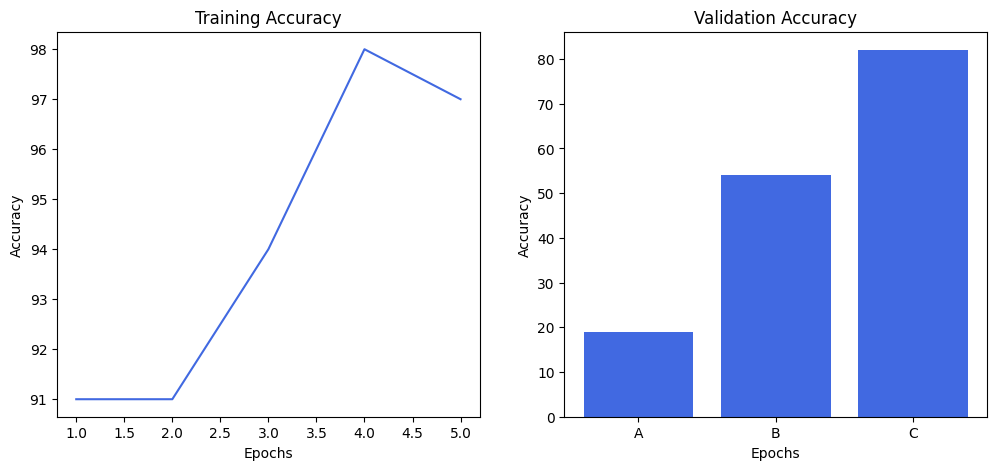
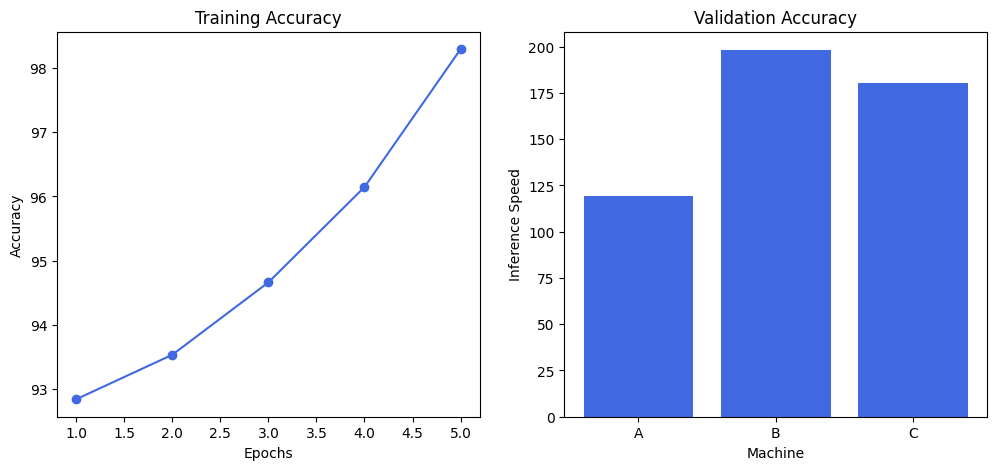
The change to this notebook cell's code, shown as a diff; its figure went from the first image to the second:
--- before
+++ after
@@ -1,5 +1,5 @@
 plt.figure(figsize=(12,5))
 plt.subplot(1,2,1)
-plt.plot(epochs, accuracy, label='Accuracy trend over epochs', color='royalblue')
+plt.plot(epochs, accuracy, label='Accuracy trend over epochs', marker='o', color='royalblue')
 
 plt.xlabel('Epochs')
@@ -10,6 +10,6 @@
 plt.bar(data=inf_speed, x='machine', height='inf_speed', color='royalblue')
 
-plt.xlabel('Epochs')
-plt.ylabel('Accuracy')
+plt.xlabel('Machine')
+plt.ylabel('Inference Speed')
 plt.title('Validation Accuracy')
 

Commit: fix: fix code for second question of assignment 1